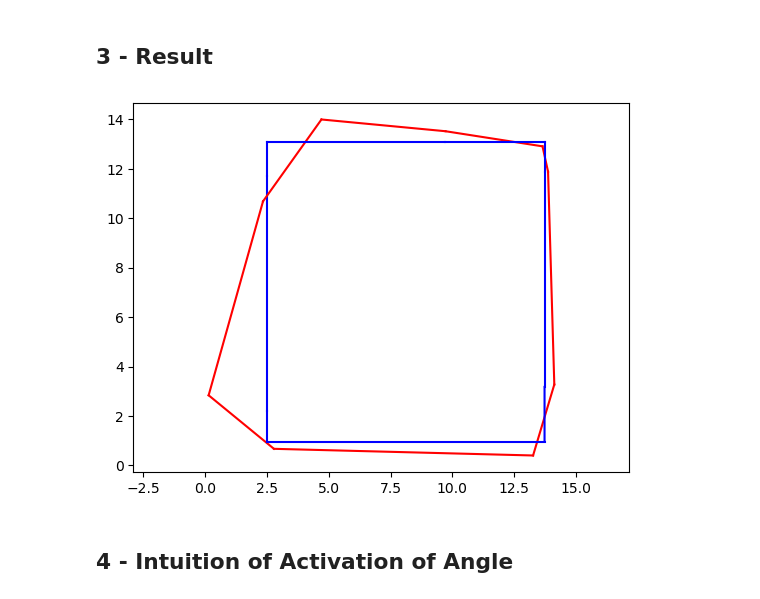
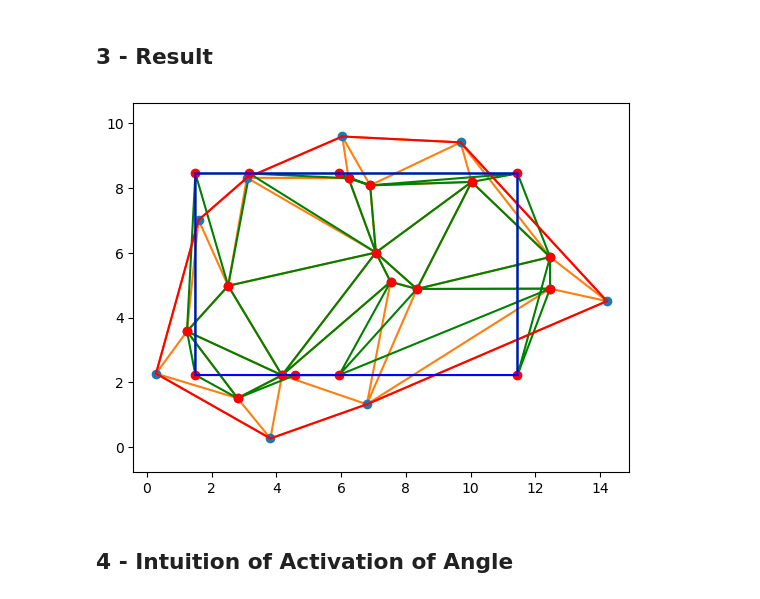
Before and after one commit to scyyc1/ED_Dissertation, a Jupyter notebook: Week 12/Week 12.ipynb, the cells around one changed output. Cells and saved outputs as stored; diff of their text form; code cells hidden in the pictures.

```diff
--- a/Week 12/Week 12.ipynb
+++ b/Week 12/Week 12.ipynb
@@ -43,7 +43,7 @@ from scipy.spatial import Delaunay
 v_num = 20
 points = np.random.rand(v_num, 2)
 points[:, 0]*=15
-points[:, 1]*=15
+points[:, 1]*=10
 
 # Delaunay algorithm to triangulate the mesh
 tri = Delaunay(points)
@@ -138,18 +138,6 @@ def energy_designed(x):
         A, B = X[edge[0]], X[edge[1]]
         EB += np.sum(np.absolute(B - A)) - distance_euclidean(A, B)
 
-    ED = 0
-#     for face in faces:
-#         A, B, C = X[face[0]], X[face[1]], X[face[2]]
-#         A_, B_, C_ = vertices[face[0]], vertices[face[1]], vertices[face[2]]
-
-#         before = np.column_stack([B_-A_,C_-A_])
-#         after = np.column_stack([B-A,C-A])
-#         J = after @ np.linalg.inv(before)
-
-#         u, s, v = np.linalg.svd(J)
-#         s1, s2 = s[0], s[1]
-#         ED += np.exp(s1/s2 + s2/s1)
 
     EA = 0
     boundary_angles = retrieve_boundary_angles_2D(boundary_edges, X)
@@ -157,10 +145,10 @@ def energy_designed(x):
 #         EA += np.power(np.cos(angle_value), 2)
         EA += activation(angle_value)
 
-    return lambda1*EB + lambda2*EA + ED
+    return lambda1*EB + lambda2*EA
 # %%
 x0 = np.ravel(vertices)
-res_designed = minimize(energy_designed, x0, options = {'maxiter': 50}
+res_designed = minimize(energy_designed, x0, options = {'maxiter': 100}
 #                , method='BFGS'
               )
 vertices_designed = res_designed.x.reshape((v_num,2))
@@ -168,18 +156,18 @@ vertices_designed = res_designed.x.reshape((v_num,2))
 <a name='3'></a>
 ## 3 - Result
 # %%
-# plt.plot(points[:,0], points[:,1], 'o')
-# plt.plot(vertices_designed[:,0], vertices_designed[:,1], 'o', color='red')
-# plt.triplot(points[:,0], points[:,1], tri.simplices)
-# plt.triplot(vertices_designed[:,0], vertices_designed[:,1], tri.simplices, color='green')
+plt.plot(points[:,0], points[:,1], 'o')
+plt.plot(vertices_designed[:,0], vertices_designed[:,1], 'o', color='red')
+plt.triplot(points[:,0], points[:,1], tri.simplices)
+plt.triplot(vertices_designed[:,0], vertices_designed[:,1], tri.simplices, color='green')
 for edge in boundary_edges:
     plt.plot(points[np.array(edge), 0], points[np.array(edge), 1], 'r-')
     plt.plot(vertices_designed[np.array(edge), 0], vertices_designed[np.array(edge), 1], 'b-')
 plt.axis('equal')
 # plt.legend()
 plt.show()
 # %% [output]
-[figure, old version]
+[figure, new version]
 # %% [markdown]
 <a name='4'></a>
 ## 4 - Intuition of Activation of Angle
```
Also changed, not shown: parts of 2 cells of this notebook, 47 other files.
